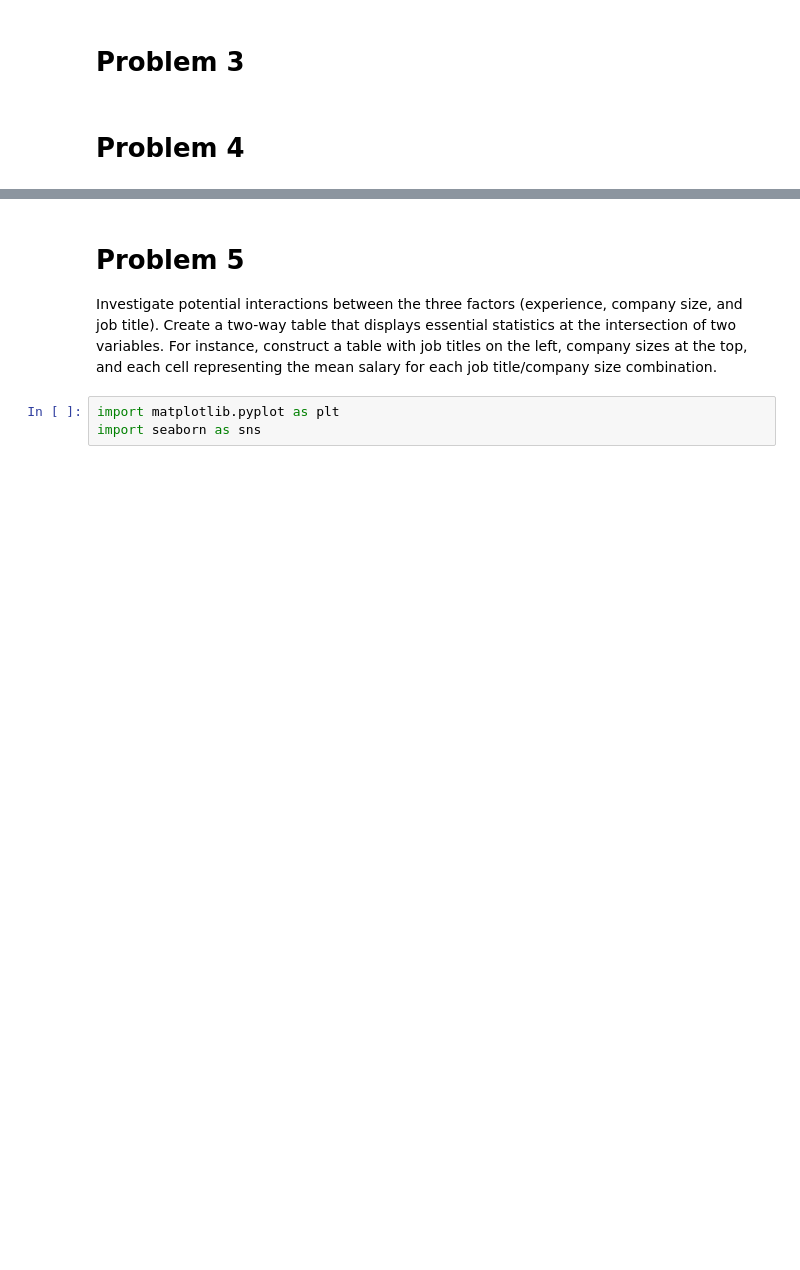
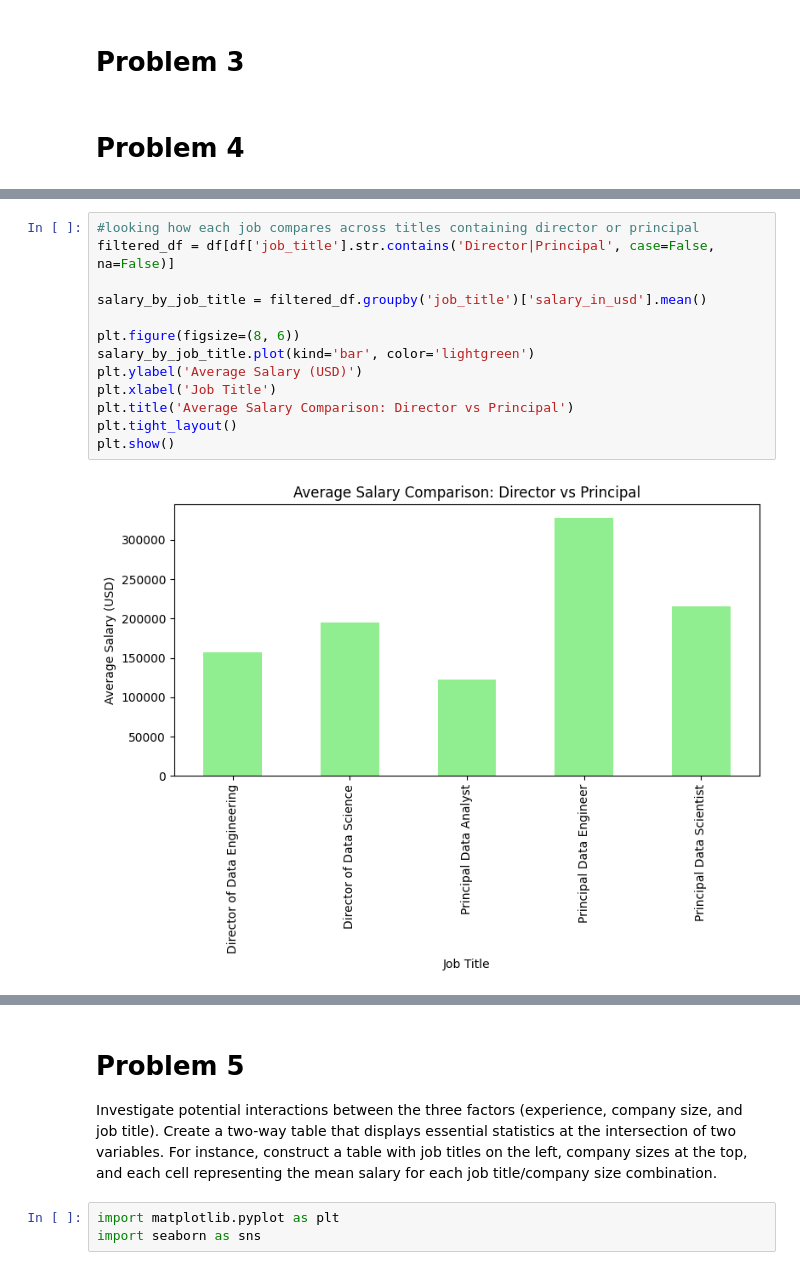
Before and after one commit to stat220/lab-1-chase-cole-grant-noah, a Jupyter notebook: lab1.ipynb, the cells around one changed output, grey strips where cells are left out. Cells and saved outputs as stored; diff of their text form; blank space fills up the shorter version.

```diff
--- a/lab1.ipynb
+++ b/lab1.ipynb
@@ -82,0 +117,15 @@ Experienced (EX) professionals earn the highest, with an average of \\$204,155.
+# %%
+#looking how each job compares across titles containing director or principal
+filtered_df = df[df['job_title'].str.contains('Director|Principal', case=False, na=False)]
+
+salary_by_job_title = filtered_df.groupby('job_title')['salary_in_usd'].mean()
+
+plt.figure(figsize=(8, 6))
+salary_by_job_title.plot(kind='bar', color='lightgreen')
+plt.ylabel('Average Salary (USD)')
+plt.xlabel('Job Title')
+plt.title('Average Salary Comparison: Director vs Principal')
+plt.tight_layout()
+plt.show()
+# %% [output]
+[figure, added]
```
Also changed, not shown: parts of 6 cells of this notebook.
